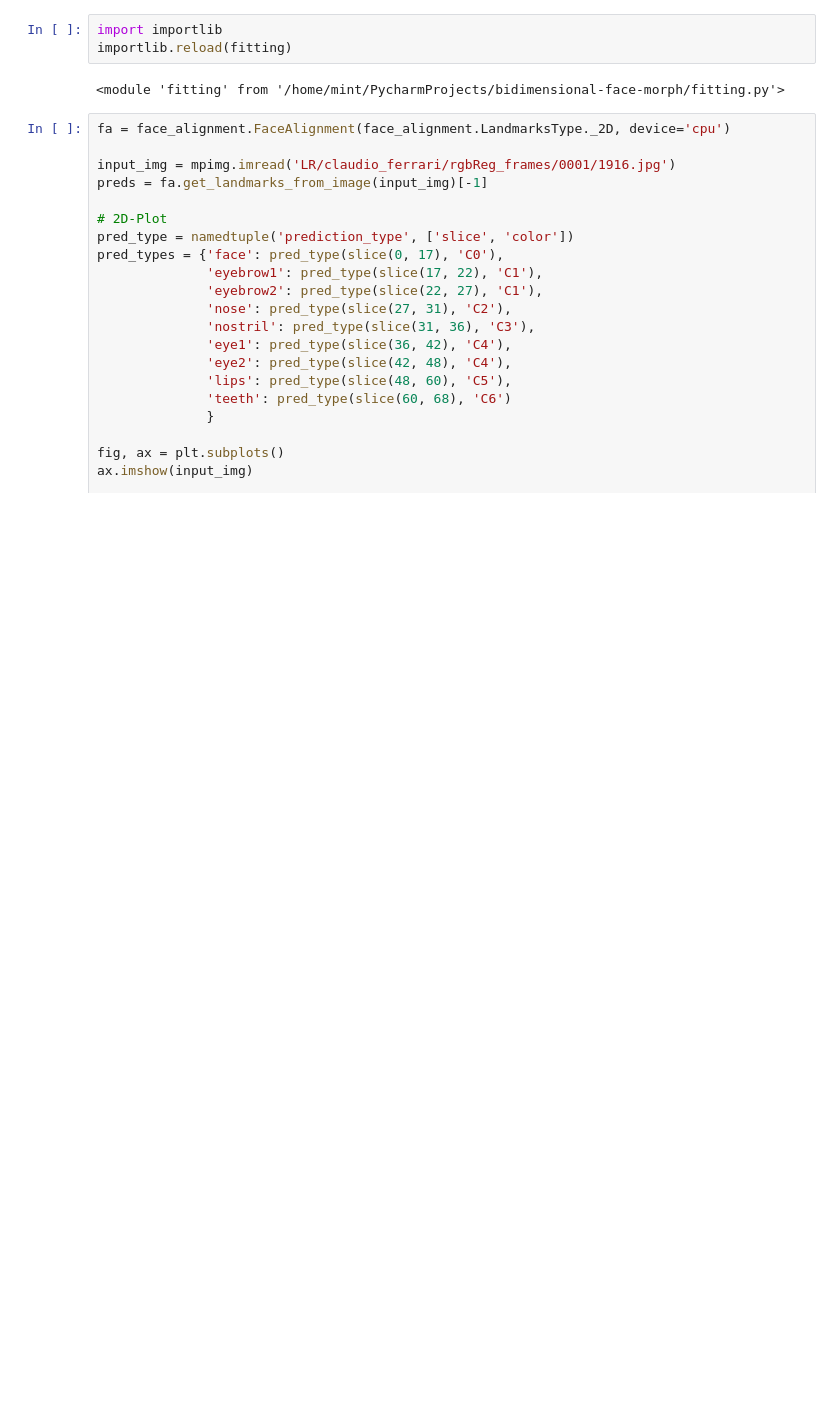
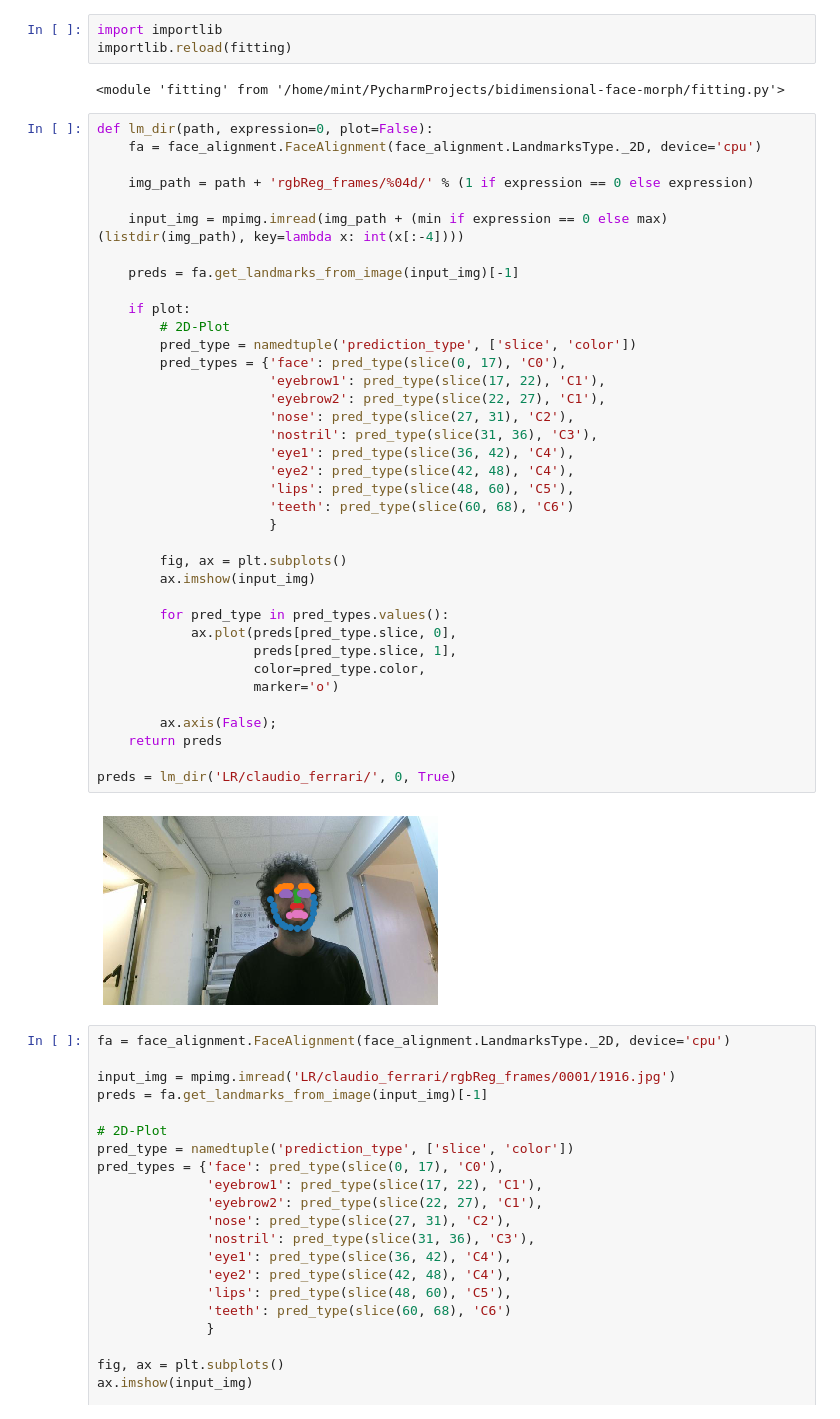
Before and after one commit to lucabindini/bidimensional-face-morph, a Jupyter notebook: main.ipynb, the cells around one changed output. Cells and saved outputs as stored; diff of their text form; blank space fills up the shorter version.

Commit message:
Added function lm_dir It is used for extracting landmarks from first or last frame of a sequence

```diff
--- a/main.ipynb
+++ b/main.ipynb
@@ -16,6 +17,45 @@ import importlib
 importlib.reload(fitting)
 # %% [output]
 <module 'fitting' from '/home/mint/PycharmProjects/bidimensional-face-morph/fitting.py'>
+# %%
+def lm_dir(path, expression=0, plot=False):
+    fa = face_alignment.FaceAlignment(face_alignment.LandmarksType._2D, device='cpu')
+
+    img_path = path + 'rgbReg_frames/%04d/' % (1 if expression == 0 else expression)
+
+    input_img = mpimg.imread(img_path + (min if expression == 0 else max)(listdir(img_path), key=lambda x: int(x[:-4])))
+
+    preds = fa.get_landmarks_from_image(input_img)[-1]
+
+    if plot:
+        # 2D-Plot
+        pred_type = namedtuple('prediction_type', ['slice', 'color'])
+        pred_types = {'face': pred_type(slice(0, 17), 'C0'),
+                      'eyebrow1': pred_type(slice(17, 22), 'C1'),
+                      'eyebrow2': pred_type(slice(22, 27), 'C1'),
+                      'nose': pred_type(slice(27, 31), 'C2'),
+                      'nostril': pred_type(slice(31, 36), 'C3'),
+                      'eye1': pred_type(slice(36, 42), 'C4'),
+                      'eye2': pred_type(slice(42, 48), 'C4'),
+                      'lips': pred_type(slice(48, 60), 'C5'),
+                      'teeth': pred_type(slice(60, 68), 'C6')
+                      }
+
+        fig, ax = plt.subplots()
+        ax.imshow(input_img)
+
+        for pred_type in pred_types.values():
+            ax.plot(preds[pred_type.slice, 0],
+                    preds[pred_type.slice, 1],
+                    color=pred_type.color,
+                    marker='o')
+
+        ax.axis(False);
+    return preds
+
+preds = lm_dir('LR/claudio_ferrari/', 0, True)
+# %% [output]
+[figure, added]
 # %%
 fa = face_alignment.FaceAlignment(face_alignment.LandmarksType._2D, device='cpu')
 
```
Also changed, not shown: parts of 1 cell of this notebook.
